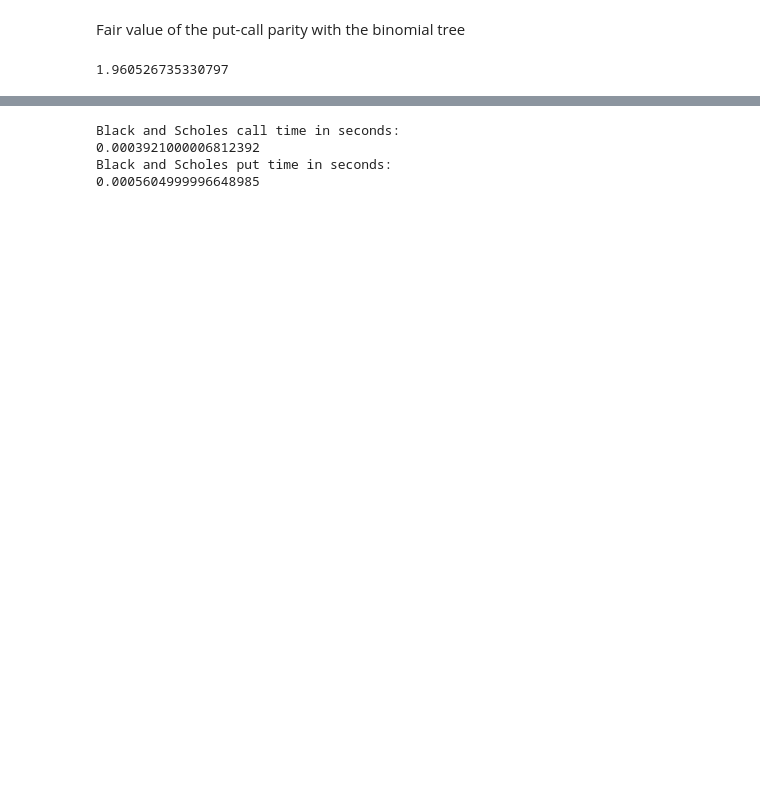
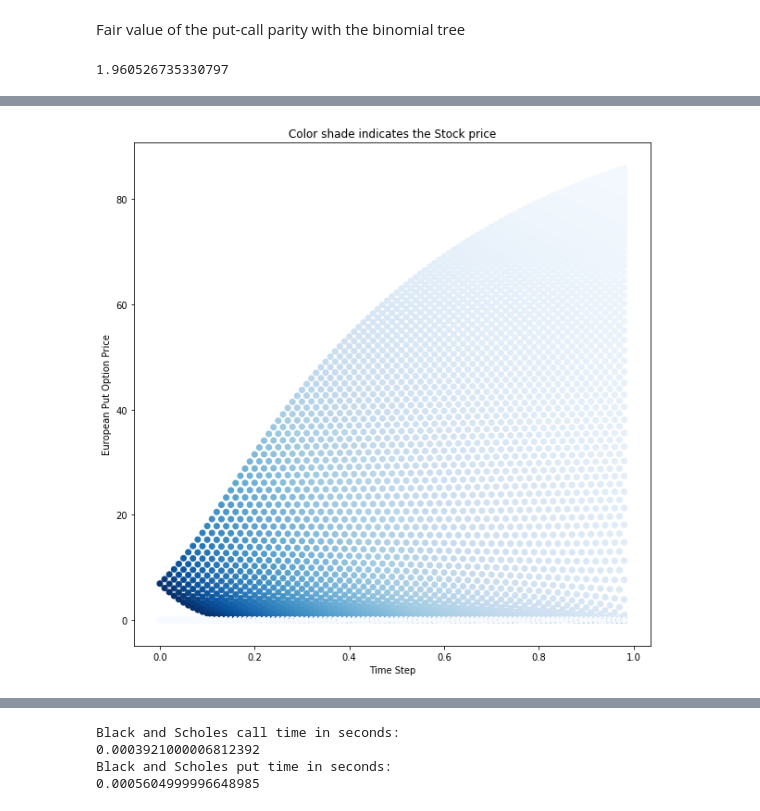
Before and after one commit to jecabcas/library1, a Jupyter notebook: Options_Pricing.ipynb, the cells around one changed output, grey strips where cells are left out. Saved outputs shown, nothing was run; the diff lists cells and outputs as text; code cells hidden in the pictures; blank space fills up the shorter version.

```diff
--- a/Options_Pricing.ipynb
+++ b/Options_Pricing.ipynb
@@ -247,0 +632,4 @@ my_option.european_put_call_parity_bin()
+# %%
+my_option.eur_put_bin_plot(False)
+# %% [output]
+[figure, added]
```
Also changed, not shown: parts of 25 cells of this notebook.
